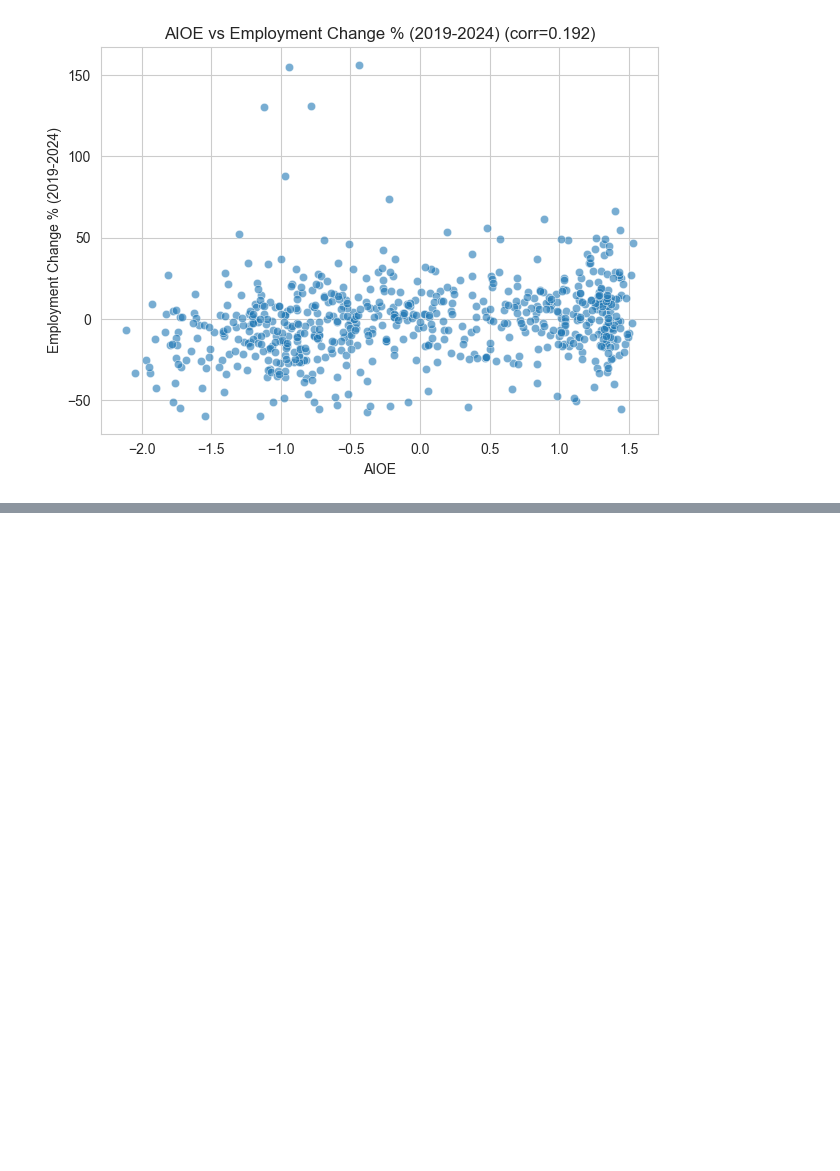
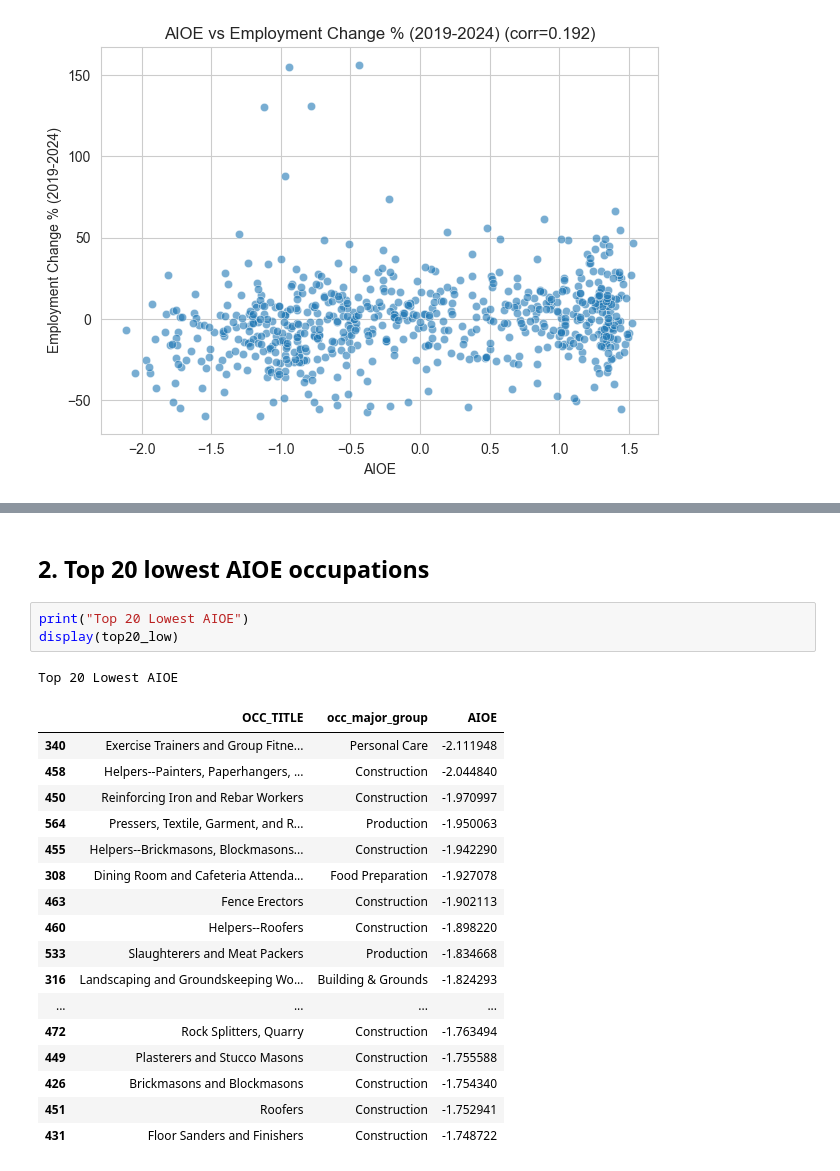
Before and after one commit to axtex/255-AI, a Jupyter notebook: notebooks/05_cross_dataset_EDA.ipynb, the cells around one changed output, grey strips where cells are left out. Drawn from its saved outputs; the diff is of its cells as text; blank space fills up the shorter version.

```diff
--- a/notebooks/05_cross_dataset_EDA.ipynb
+++ b/notebooks/05_cross_dataset_EDA.ipynb
@@ -131,0 +216,24 @@ plt.show()
+# %% [markdown]
+## 2. Top 20 lowest AIOE occupations
+# %%
+print("Top 20 Lowest AIOE")
+display(top20_low)
+# %% [output]
+Top 20 Lowest AIOE
+|  | OCC_TITLE | occ_major_group | AIOE |
+| 340 | Exercise Trainers and Group Fitne... | Personal Care | -2.111948 |
+| 458 | Helpers--Painters, Paperhangers, ... | Construction | -2.044840 |
+| 450 | Reinforcing Iron and Rebar Workers | Construction | -1.970997 |
+| 564 | Pressers, Textile, Garment, and R... | Production | -1.950063 |
+| 455 | Helpers--Brickmasons, Blockmasons... | Construction | -1.942290 |
+| 308 | Dining Room and Cafeteria Attenda... | Food Preparation | -1.927078 |
+| 463 | Fence Erectors | Construction | -1.902113 |
+| 460 | Helpers--Roofers | Construction | -1.898220 |
+| 533 | Slaughterers and Meat Packers | Production | -1.834668 |
+| 316 | Landscaping and Groundskeeping Wo... | Building & Grounds | -1.824293 |
+| ... | ... | ... | ... |
+| 472 | Rock Splitters, Quarry | Construction | -1.763494 |
+| 449 | Plasterers and Stucco Masons | Construction | -1.755588 |
+| 426 | Brickmasons and Blockmasons | Construction | -1.754340 |
+| 451 | Roofers | Construction | -1.752941 |
+| 431 | Floor Sanders and Finishers | Construction | -1.748722 |
```
Also changed, not shown: parts of 10 cells of this notebook.
